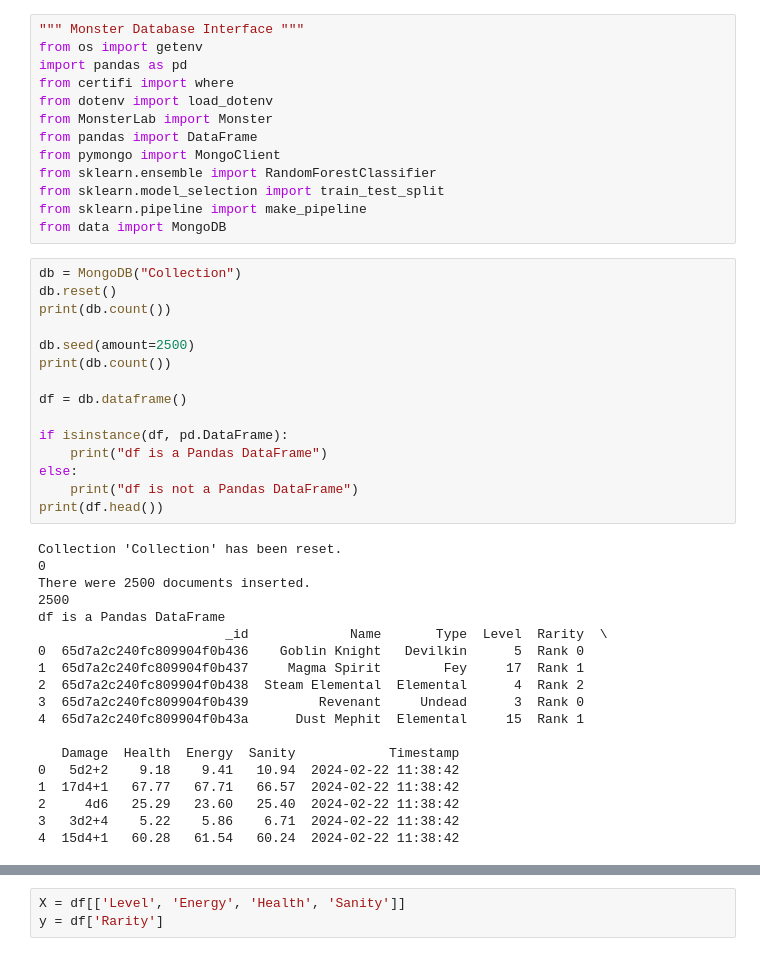
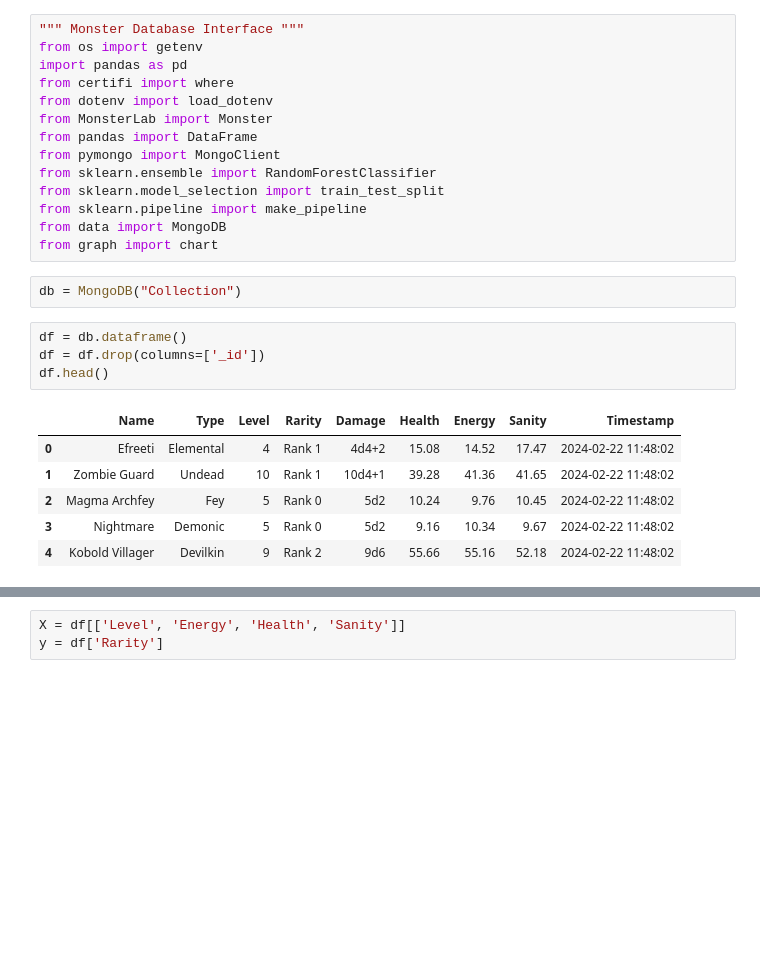
Before and after one commit to jcalcaraz15/BandersnatchStarter, a Jupyter notebook: app/monster_mongodb_app.ipynb, the cells around one changed output, grey strips where cells are left out. Drawn from its saved outputs; the diff is of its cells as text; blank space fills up the shorter version.

```diff
--- a/app/monster_mongodb_app.ipynb
+++ b/app/monster_mongodb_app.ipynb
@@ -11,39 +11,19 @@ from sklearn.ensemble import RandomForestClassifier
 from sklearn.model_selection import train_test_split
 from sklearn.pipeline import make_pipeline
 from data import MongoDB
+from graph import chart
-# %%
-db = MongoDB("Collection")
-db.reset()
-print(db.count())
-
-db.seed(amount=2500)
-print(db.count())
-
-df = db.dataframe()
-
-if isinstance(df, pd.DataFrame):
-    print("df is a Pandas DataFrame")
-else:
-    print("df is not a Pandas DataFrame")
-print(df.head())
-# %% [output]
-Collection 'Collection' has been reset.
-0
-There were 2500 documents inserted.
-2500
-df is a Pandas DataFrame
-                        _id             Name       Type  Level  Rarity  \
-0  65d7a2c240fc809904f0b436    Goblin Knight   Devilkin      5  Rank 0
-1  65d7a2c240fc809904f0b437     Magma Spirit        Fey     17  Rank 1
-2  65d7a2c240fc809904f0b438  Steam Elemental  Elemental      4  Rank 2
-3  65d7a2c240fc809904f0b439         Revenant     Undead      3  Rank 0
-4  65d7a2c240fc809904f0b43a      Dust Mephit  Elemental     15  Rank 1
-
-   Damage  Health  Energy  Sanity            Timestamp
-0   5d2+2    9.18    9.41   10.94  2024-02-22 11:38:42
-1  17d4+1   67.77   67.71   66.57  2024-02-22 11:38:42
-2     4d6   25.29   23.60   25.40  2024-02-22 11:38:42
-3   3d2+4    5.22    5.86    6.71  2024-02-22 11:38:42
-4  15d4+1   60.28   61.54   60.24  2024-02-22 11:38:42
+# %%
+db = MongoDB("Collection")
+# %%
+df = db.dataframe()
+df = df.drop(columns=['_id'])
+df.head()
+# %% [output]
+|  | Name | Type | Level | Rarity | Damage | Health | Energy | Sanity | Timestamp |
+| 0 | Efreeti | Elemental | 4 | Rank 1 | 4d4+2 | 15.08 | 14.52 | 17.47 | 2024-02-22 11:48:02 |
+| 1 | Zombie Guard | Undead | 10 | Rank 1 | 10d4+1 | 39.28 | 41.36 | 41.65 | 2024-02-22 11:48:02 |
+| 2 | Magma Archfey | Fey | 5 | Rank 0 | 5d2 | 10.24 | 9.76 | 10.45 | 2024-02-22 11:48:02 |
+| 3 | Nightmare | Demonic | 5 | Rank 0 | 5d2 | 9.16 | 10.34 | 9.67 | 2024-02-22 11:48:02 |
+| 4 | Kobold Villager | Devilkin | 9 | Rank 2 | 9d6 | 55.66 | 55.16 | 52.18 | 2024-02-22 11:48:02 |
 # %%
 import altair as alt
```
Also changed, not shown: parts of 12 cells of this notebook.
